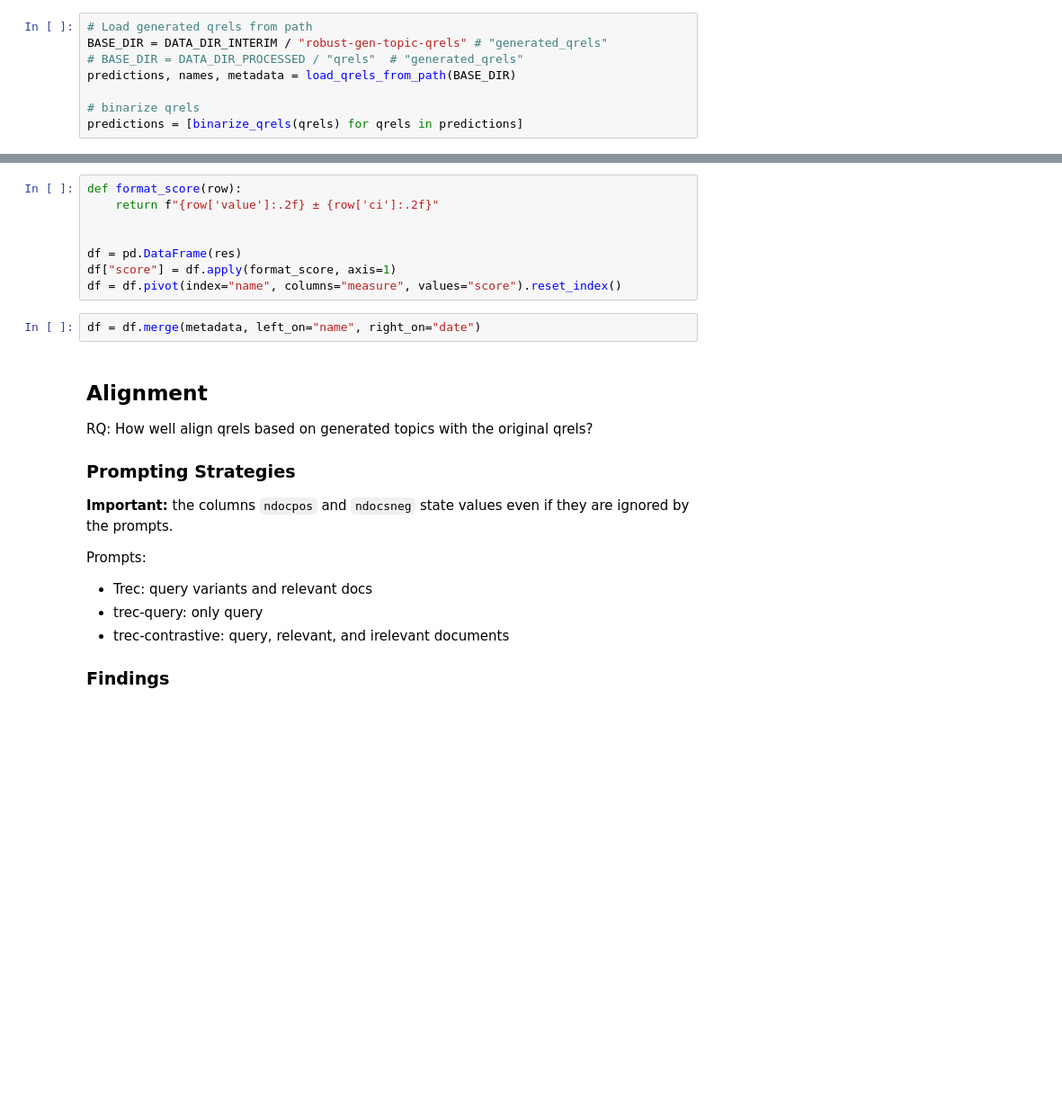
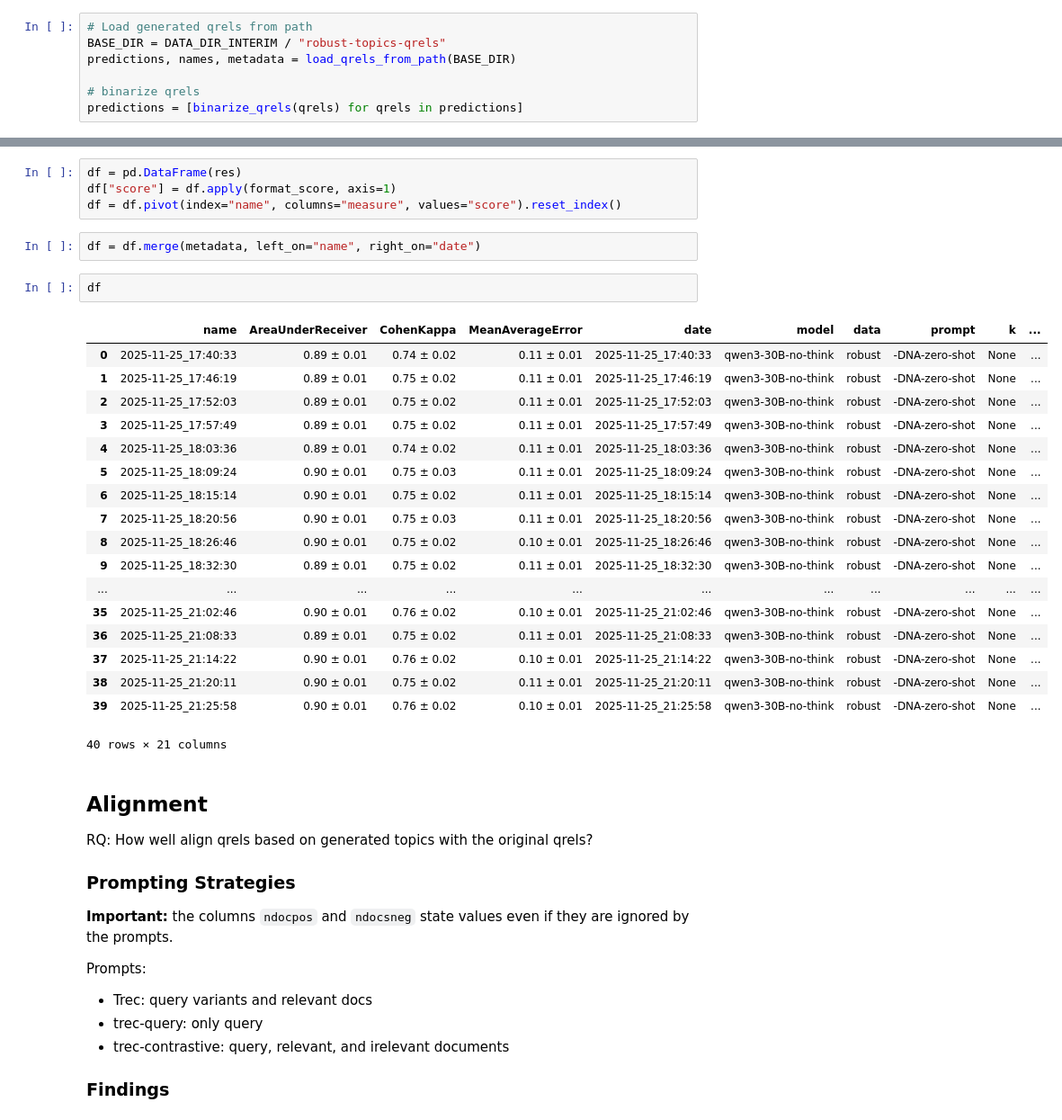
Before and after one commit to irgroup/SIGIR26-Synthesized-Information-Needs, a Jupyter notebook: notebooks/evaluate-alignment.ipynb, the cells around one changed output, grey strips where cells are left out. Shown at 90% size. Cells and saved outputs as stored; diff of their text form; blank space fills up the shorter version.

```diff
--- a/notebooks/evaluation-alignment.ipynb
+++ b/notebooks/evaluate-alignment.ipynb
@@ -17,7 +12,6 @@ logger.setLevel("DEBUG")
 # %%
 # Load generated qrels from path
-BASE_DIR = DATA_DIR_INTERIM / "robust-gen-topic-qrels" # "generated_qrels"
-# BASE_DIR = DATA_DIR_PROCESSED / "qrels"  # "generated_qrels"
+BASE_DIR = DATA_DIR_INTERIM / "robust-topics-qrels"
 predictions, names, metadata = load_qrels_from_path(BASE_DIR)
 
 # binarize qrels
@@ -54,13 +46,30 @@ res = QrelsEvaluator.experiment(
 # %%
-def format_score(row):
-    return f"{row['value']:.2f} ± {row['ci']:.2f}"
-
-
 df = pd.DataFrame(res)
 df["score"] = df.apply(format_score, axis=1)
 df = df.pivot(index="name", columns="measure", values="score").reset_index()
 # %%
 df = df.merge(metadata, left_on="name", right_on="date")
+# %%
+df
+# %% [output]
+|  | name | AreaUnderReceiver | CohenKappa | MeanAverageError | date | model | data | prompt | k | ... |
+| 0 | 2025-11-25_17:40:33 | 0.89 ± 0.01 | 0.74 ± 0.02 | 0.11 ± 0.01 | 2025-11-25_17:40:33 | qwen3-30B-no-think | robust | -DNA-zero-shot | None | ... |
+| 1 | 2025-11-25_17:46:19 | 0.89 ± 0.01 | 0.75 ± 0.02 | 0.11 ± 0.01 | 2025-11-25_17:46:19 | qwen3-30B-no-think | robust | -DNA-zero-shot | None | ... |
+| 2 | 2025-11-25_17:52:03 | 0.89 ± 0.01 | 0.75 ± 0.02 | 0.11 ± 0.01 | 2025-11-25_17:52:03 | qwen3-30B-no-think | robust | -DNA-zero-shot | None | ... |
+| 3 | 2025-11-25_17:57:49 | 0.89 ± 0.01 | 0.75 ± 0.02 | 0.11 ± 0.01 | 2025-11-25_17:57:49 | qwen3-30B-no-think | robust | -DNA-zero-shot | None | ... |
+| 4 | 2025-11-25_18:03:36 | 0.89 ± 0.01 | 0.74 ± 0.02 | 0.11 ± 0.01 | 2025-11-25_18:03:36 | qwen3-30B-no-think | robust | -DNA-zero-shot | None | ... |
+| 5 | 2025-11-25_18:09:24 | 0.90 ± 0.01 | 0.75 ± 0.03 | 0.11 ± 0.01 | 2025-11-25_18:09:24 | qwen3-30B-no-think | robust | -DNA-zero-shot | None | ... |
+| 6 | 2025-11-25_18:15:14 | 0.90 ± 0.01 | 0.75 ± 0.02 | 0.11 ± 0.01 | 2025-11-25_18:15:14 | qwen3-30B-no-think | robust | -DNA-zero-shot | None | ... |
+| 7 | 2025-11-25_18:20:56 | 0.90 ± 0.01 | 0.75 ± 0.03 | 0.11 ± 0.01 | 2025-11-25_18:20:56 | qwen3-30B-no-think | robust | -DNA-zero-shot | None | ... |
+| 8 | 2025-11-25_18:26:46 | 0.90 ± 0.01 | 0.75 ± 0.02 | 0.10 ± 0.01 | 2025-11-25_18:26:46 | qwen3-30B-no-think | robust | -DNA-zero-shot | None | ... |
+| 9 | 2025-11-25_18:32:30 | 0.89 ± 0.01 | 0.75 ± 0.02 | 0.11 ± 0.01 | 2025-11-25_18:32:30 | qwen3-30B-no-think | robust | -DNA-zero-shot | None | ... |
+| ... | ... | ... | ... | ... | ... | ... | ... | ... | ... | ... |
+| 35 | 2025-11-25_21:02:46 | 0.90 ± 0.01 | 0.76 ± 0.02 | 0.10 ± 0.01 | 2025-11-25_21:02:46 | qwen3-30B-no-think | robust | -DNA-zero-shot | None | ... |
+| 36 | 2025-11-25_21:08:33 | 0.89 ± 0.01 | 0.75 ± 0.02 | 0.11 ± 0.01 | 2025-11-25_21:08:33 | qwen3-30B-no-think | robust | -DNA-zero-shot | None | ... |
+| 37 | 2025-11-25_21:14:22 | 0.90 ± 0.01 | 0.76 ± 0.02 | 0.10 ± 0.01 | 2025-11-25_21:14:22 | qwen3-30B-no-think | robust | -DNA-zero-shot | None | ... |
+| 38 | 2025-11-25_21:20:11 | 0.90 ± 0.01 | 0.75 ± 0.02 | 0.11 ± 0.01 | 2025-11-25_21:20:11 | qwen3-30B-no-think | robust | -DNA-zero-shot | None | ... |
+| 39 | 2025-11-25_21:25:58 | 0.90 ± 0.01 | 0.76 ± 0.02 | 0.10 ± 0.01 | 2025-11-25_21:25:58 | qwen3-30B-no-think | robust | -DNA-zero-shot | None | ... |
+40 rows × 21 columns
 # %% [markdown]
 ## Alignment
 RQ: How well align qrels based on generated topics with the original qrels?
```
Also changed, not shown: parts of 5 cells of this notebook, 6 other files.
